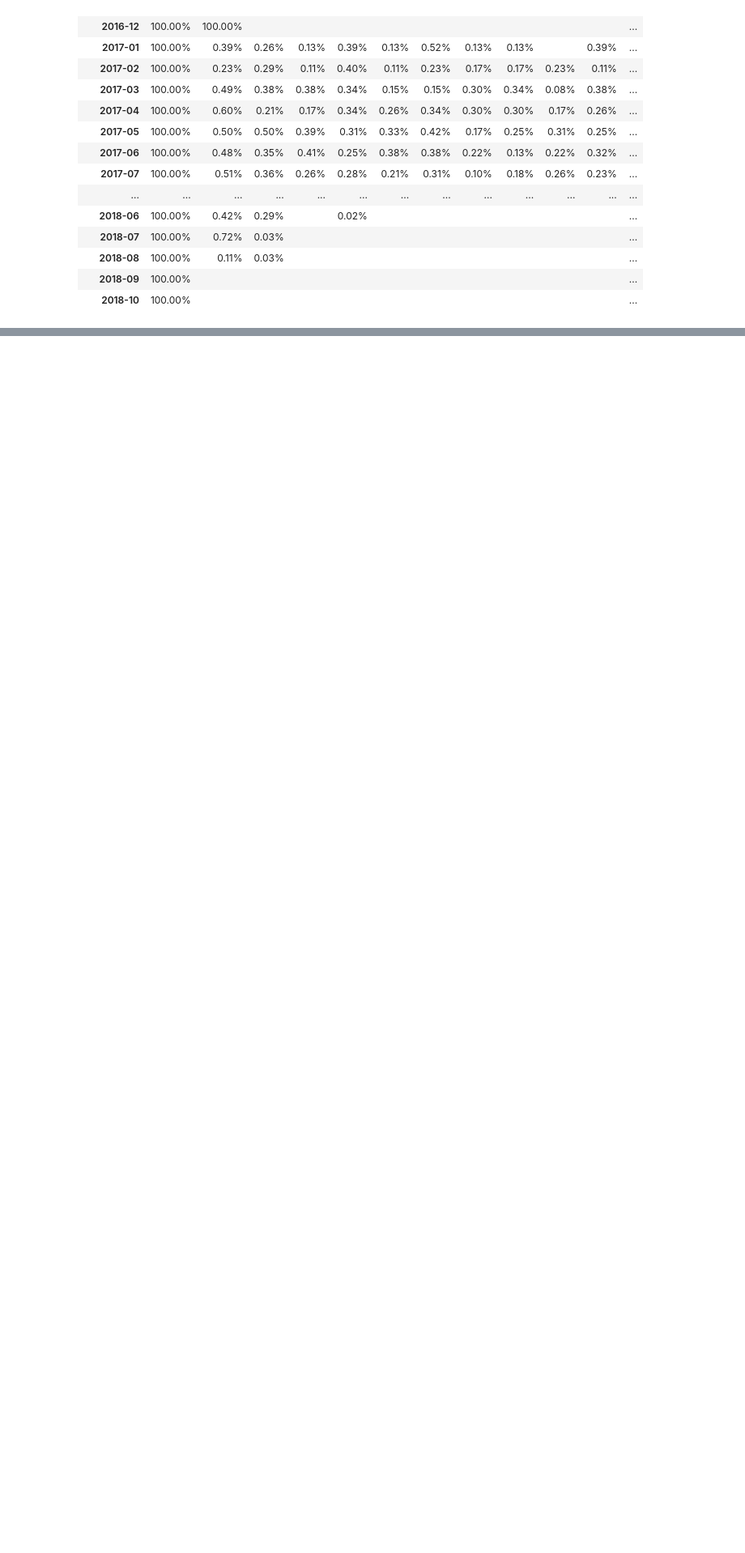
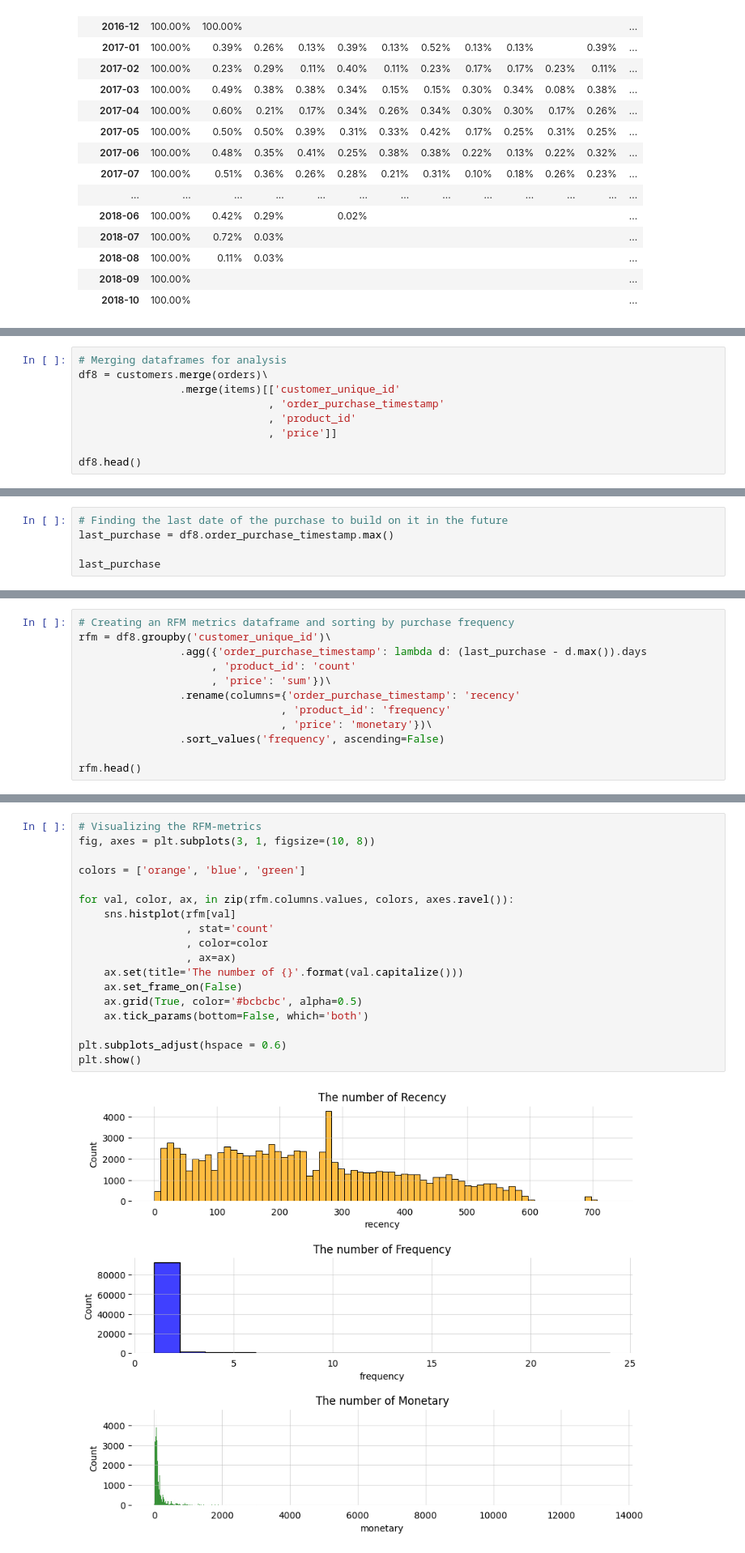
Before and after one commit to BernartGuddiny/eCommerce_project, a Jupyter notebook: project.ipynb, the cells around one changed output, grey strips where cells are left out. Shown: that part at 81% size. Saved outputs shown, nothing was run; the diff lists cells and outputs as text; blank space fills up the shorter version.

```diff
--- a/project.ipynb
+++ b/project.ipynb
@@ -459,0 +476,9 @@ User retention by cohort
+# %%
+# Merging dataframes for analysis
+df8 = customers.merge(orders)\
+                .merge(items)[['customer_unique_id'
+                              , 'order_purchase_timestamp'
+                              , 'product_id'
+                              , 'price']]
+
+df8.head()
@@ -459,0 +492,5 @@ User retention by cohort
+# %%
+# Finding the last date of the purchase to build on it in the future
+last_purchase = df8.order_purchase_timestamp.max()
+
+last_purchase
@@ -459,0 +504,12 @@ User retention by cohort
+# %%
+# Creating an RFM metrics dataframe and sorting by purchase frequency
+rfm = df8.groupby('customer_unique_id')\
+                .agg({'order_purchase_timestamp': lambda d: (last_purchase - d.max()).days
+                     , 'product_id': 'count'
+                     , 'price': 'sum'})\
+                .rename(columns={'order_purchase_timestamp': 'recency'
+                                , 'product_id': 'frequency'
+                                , 'price': 'monetary'})\
+                .sort_values('frequency', ascending=False)
+
+rfm.head()
@@ -459,0 +524,20 @@ User retention by cohort
+# %%
+# Visualizing the RFM-metrics
+fig, axes = plt.subplots(3, 1, figsize=(10, 8))
+
+colors = ['orange', 'blue', 'green']
+
+for val, color, ax, in zip(rfm.columns.values, colors, axes.ravel()):
+    sns.histplot(rfm[val]
+                 , stat='count'
+                 , color=color
+                 , ax=ax)
+    ax.set(title='The number of {}'.format(val.capitalize()))
+    ax.set_frame_on(False)
+    ax.grid(True, color='#bcbcbc', alpha=0.5)
+    ax.tick_params(bottom=False, which='both')
+
+plt.subplots_adjust(hspace = 0.6)
+plt.show()
+# %% [output]
+[figure, added]
```
Also changed, not shown: parts of 8 cells of this notebook, 1 other file.
